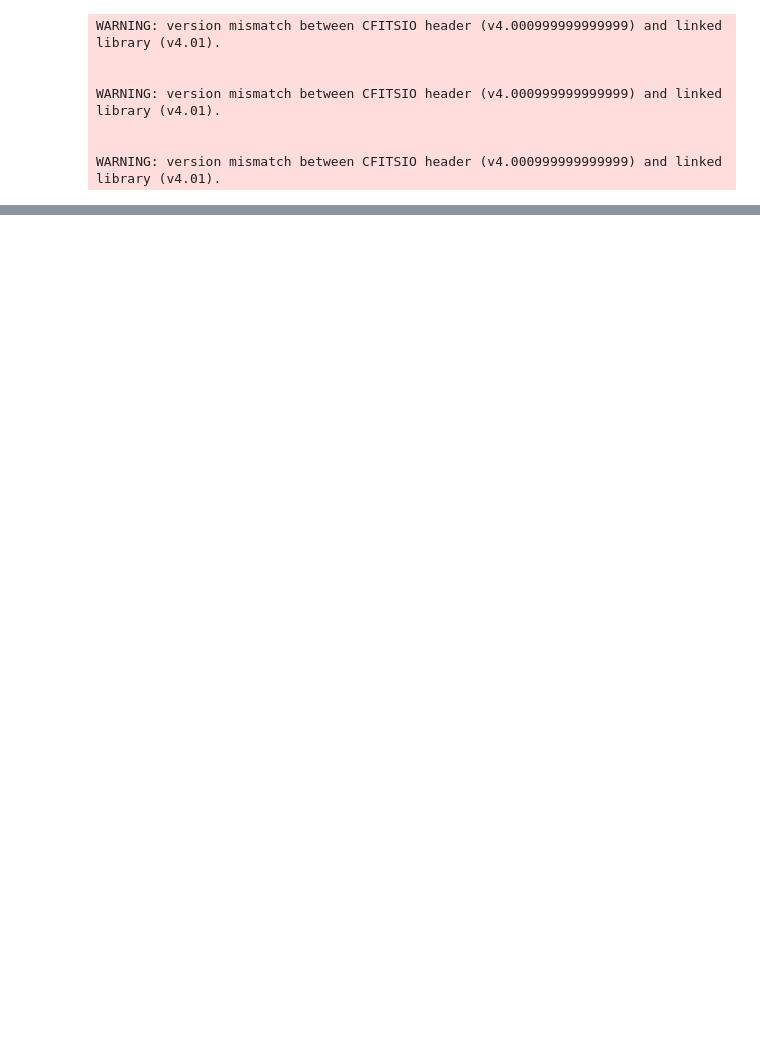
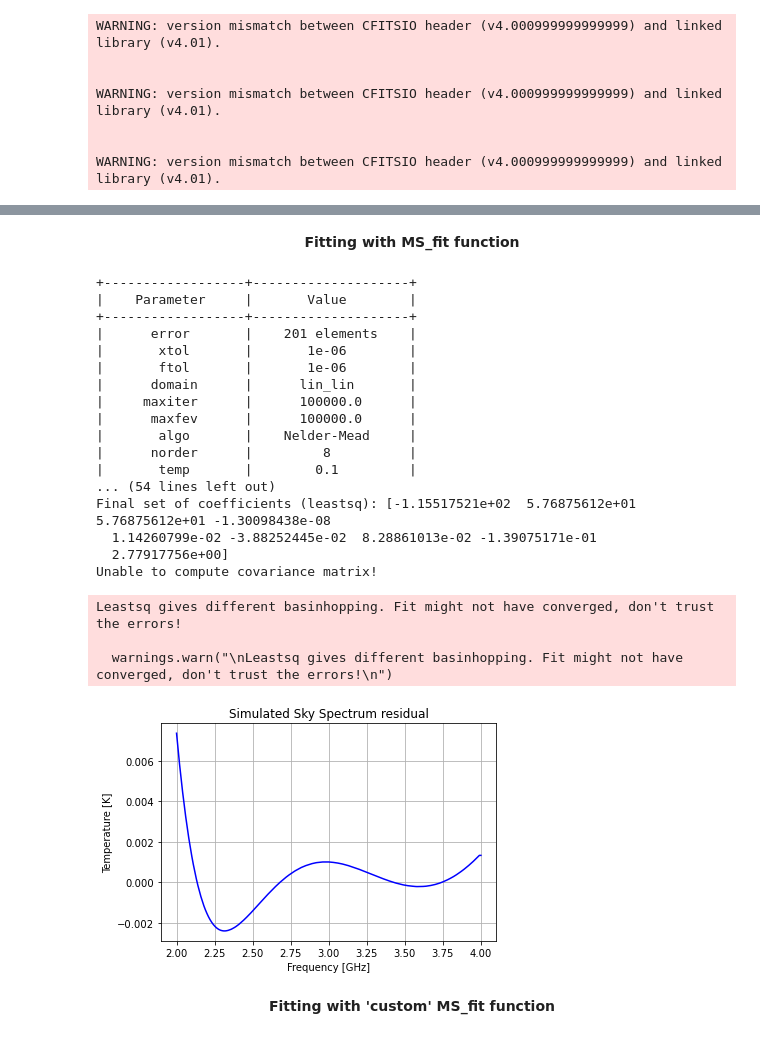
Before and after one commit to mayurisrao/APSERa, a Jupyter notebook: APSERa_code.ipynb, the cells around one changed output, grey strips where cells are left out. Saved outputs shown, nothing was run; the diff lists cells and outputs as text; code cells hidden in the pictures; blank space fills up the shorter version.

```diff
--- a/APSERa_code.ipynb
+++ b/APSERa_code.ipynb
@@ -242,0 +280,46 @@ print(ms_fit_inf(freqs, cross_real, norder = 8))
+# %% [markdown]
+<div align="center"><b> Fitting with MS_fit function </b></div>
+# %%
+
+Res = (ms_fit(freqs, cross_real, norder = 8, error = cross_imag))
+#Res1 = (ms_fit(freqs, cross_real1, norder = 8, error = cross_imag1))
+
+#Res[5] gives the residual value after fitting. Res[5] array and Res[4] has only 200 values, while input 201 values. Not sure why. For plotting,I just added one term
+Res5 = Res[5]
+Res5 = np.append(Res5, Res5[No_of_Channels - 2])
+
+#Res[4] gives the fitting function
+Res4 = Res[4]
+Res4 = np.append(Res4, Res4[No_of_Channels - 2])
+
+plt.plot(freqs, Res5, color = 'blue')
+plt.xlabel('Frequency [GHz]')
+plt.ylabel('Temperature [K]')
+plt.title('Simulated Sky Spectrum residual')
+plt.grid()
+#plt.ylim([-0.002,0.002])
+plt.show()
+# %% [output]
++------------------+--------------------+
+|    Parameter     |       Value        |
++------------------+--------------------+
+|      error       |    201 elements    |
+|       xtol       |       1e-06        |
+|       ftol       |       1e-06        |
+|      domain      |      lin_lin       |
+|     maxiter      |      100000.0      |
+|      maxfev      |      100000.0      |
+|       algo       |    Nelder-Mead     |
+|      norder      |         8          |
+|       temp       |        0.1         |
+... (54 lines left out)
+Final set of coefficients (leastsq): [-1.15517521e+02  5.76875612e+01  5.76875612e+01 -1.30098438e-08
+  1.14260799e-02 -3.88252445e-02  8.28861013e-02 -1.39075171e-01
+  2.77917756e+00]
+Unable to compute covariance matrix!
+Leastsq gives different basinhopping. Fit might not have converged, don't trust the errors!
+
+  warnings.warn("\nLeastsq gives different basinhopping. Fit might not have converged, don't trust the errors!\n")
+[figure, added]
+# %% [markdown]
+<div align="center"><b> Fitting with 'custom' MS_fit function </b></div>
```
Also changed, not shown: parts of 18 cells of this notebook.
